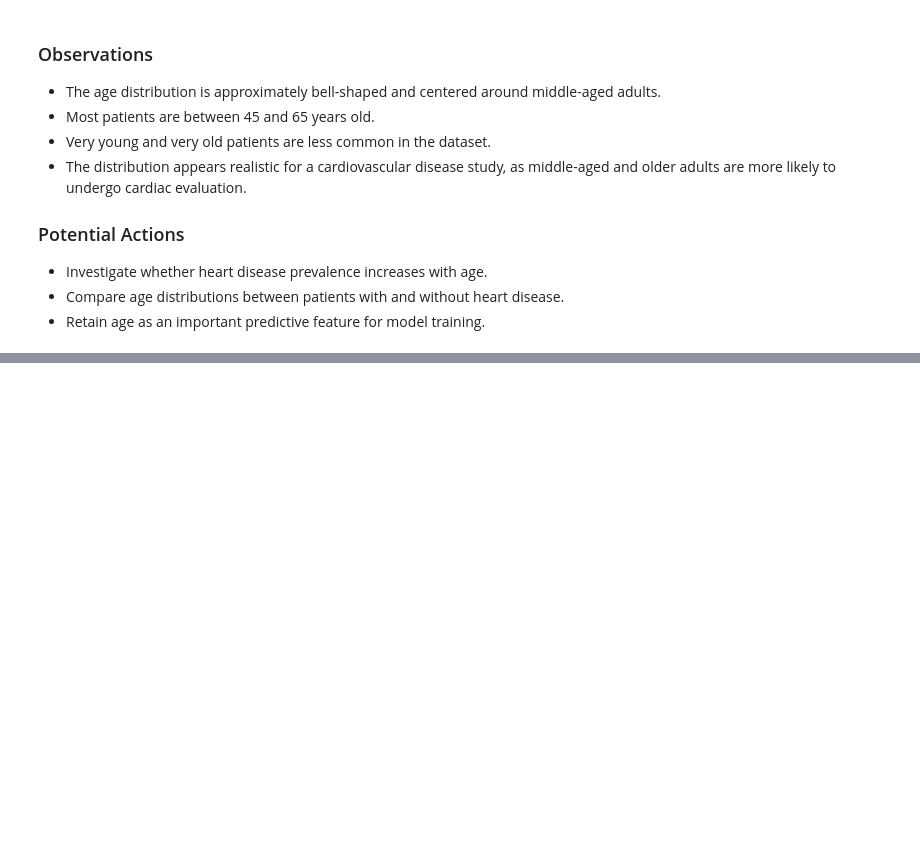
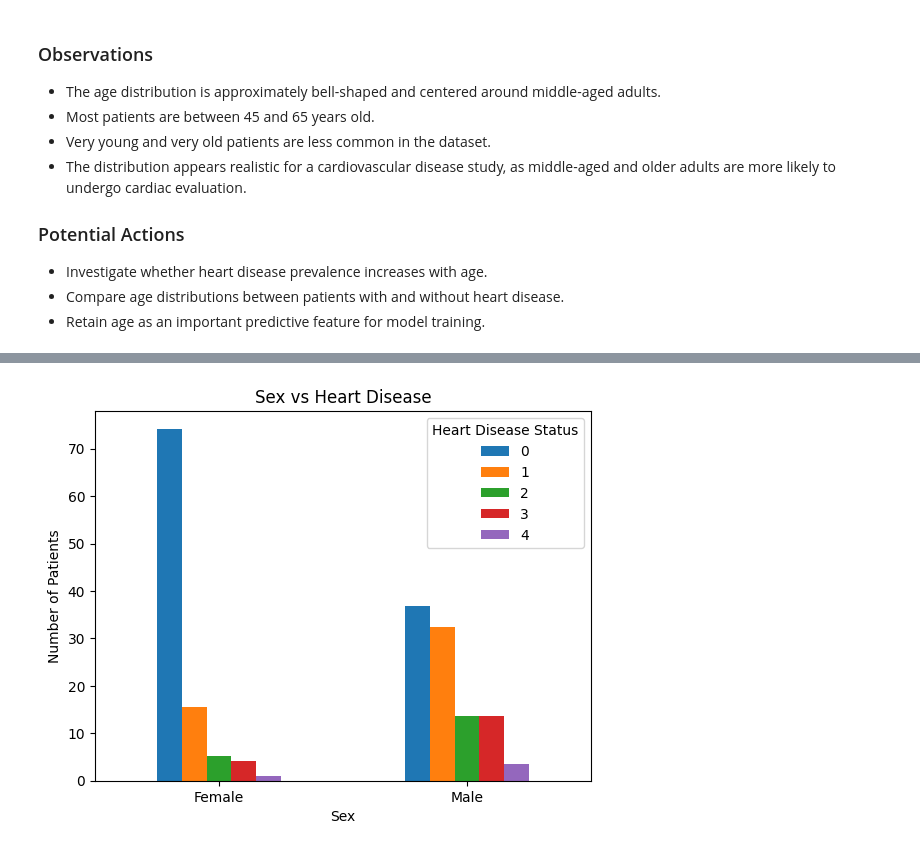
Before and after one commit to mohammadSous/heart-disease-classification, a Jupyter notebook: main.ipynb, the cells around one changed output, grey strips where cells are left out. Drawn from its saved outputs; the diff is of its cells as text; code cells hidden in the pictures; blank space fills up the shorter version.

```diff
--- a/main.ipynb
+++ b/main.ipynb
@@ -271,0 +314,13 @@ plt.show()
+# %%
+cp_status = pd.crosstab(
+    df["sex"],
+    df["Heart Disease Status"],
+    normalize="index"
+) * 100
+cp_status.plot(kind="bar", rot=0)
+plt.title("Sex vs Heart Disease")
+plt.xlabel("Sex")
+plt.ylabel("Number of Patients")
+plt.show()
+# %% [output]
+[figure, added]
```
Also changed, not shown: parts of 30 cells of this notebook.
